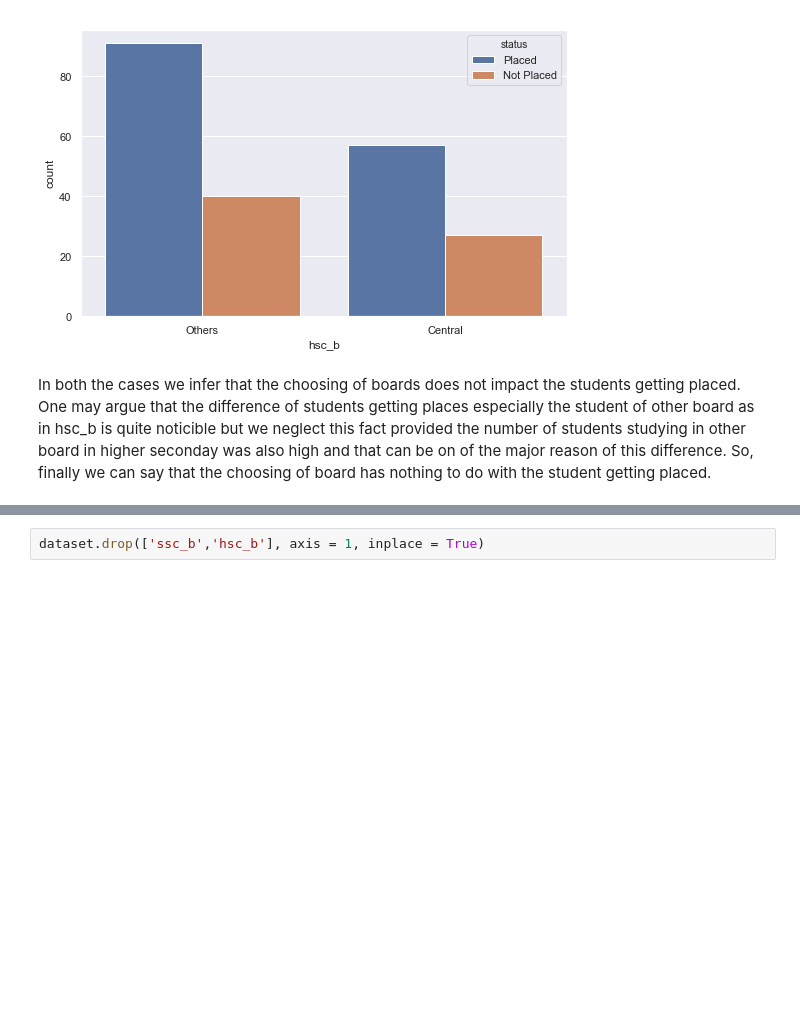
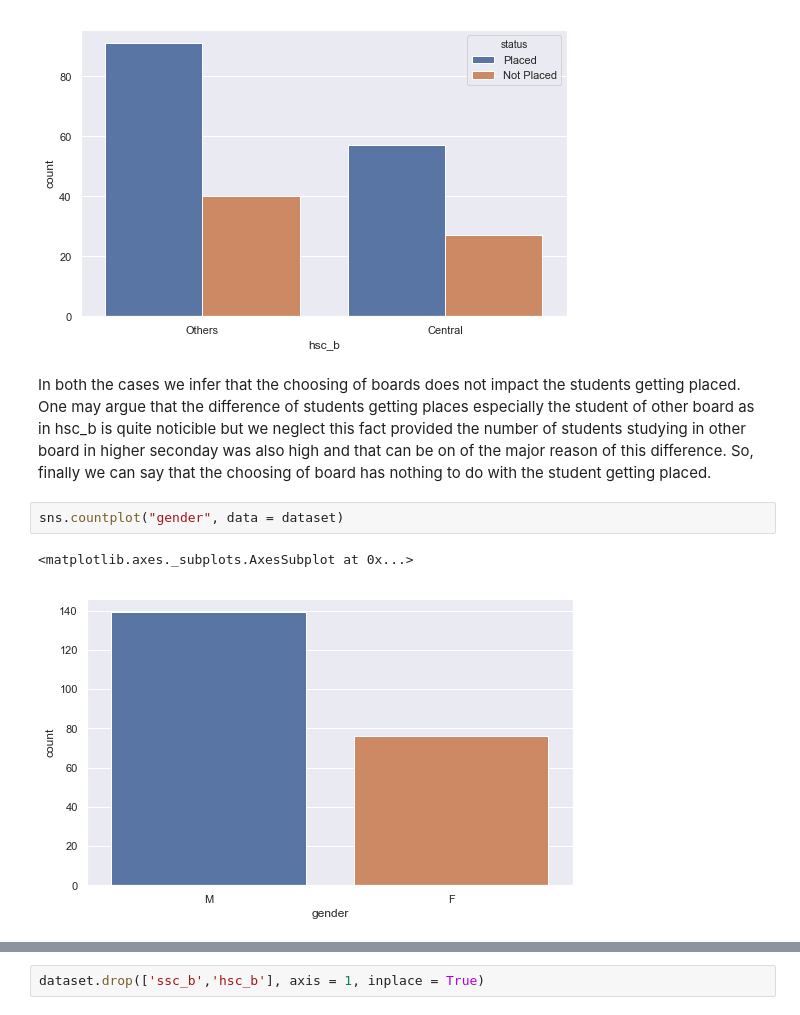
Before and after one commit to Ayush-Khamrui/Campus-Recruitment, a Jupyter notebook: main.ipynb, the cells around one changed output, grey strips where cells are left out. Saved outputs shown, nothing was run; the diff lists cells and outputs as text; blank space fills up the shorter version.

```diff
--- a/main.ipynb
+++ b/main.ipynb
@@ -103,3 +104,8 @@ sns.countplot("hsc_b", hue="status", data=dataset)
 # %% [markdown]
 In both the cases we infer that the choosing of boards does not impact the students getting placed. One may argue that the difference of students getting places especially the student of other board as in hsc_b is quite noticible but we neglect this fact provided the number of students studying in other board in higher seconday was also high and that can be on of the major reason of this difference.
 So, finally we can say that the choosing of board has nothing to do with the student getting placed.
+# %%
+sns.countplot("gender", data = dataset)
+# %% [output]
+<matplotlib.axes._subplots.AxesSubplot at 0x...>
+[figure, added]
```
Also changed, not shown: parts of 35 cells of this notebook.
